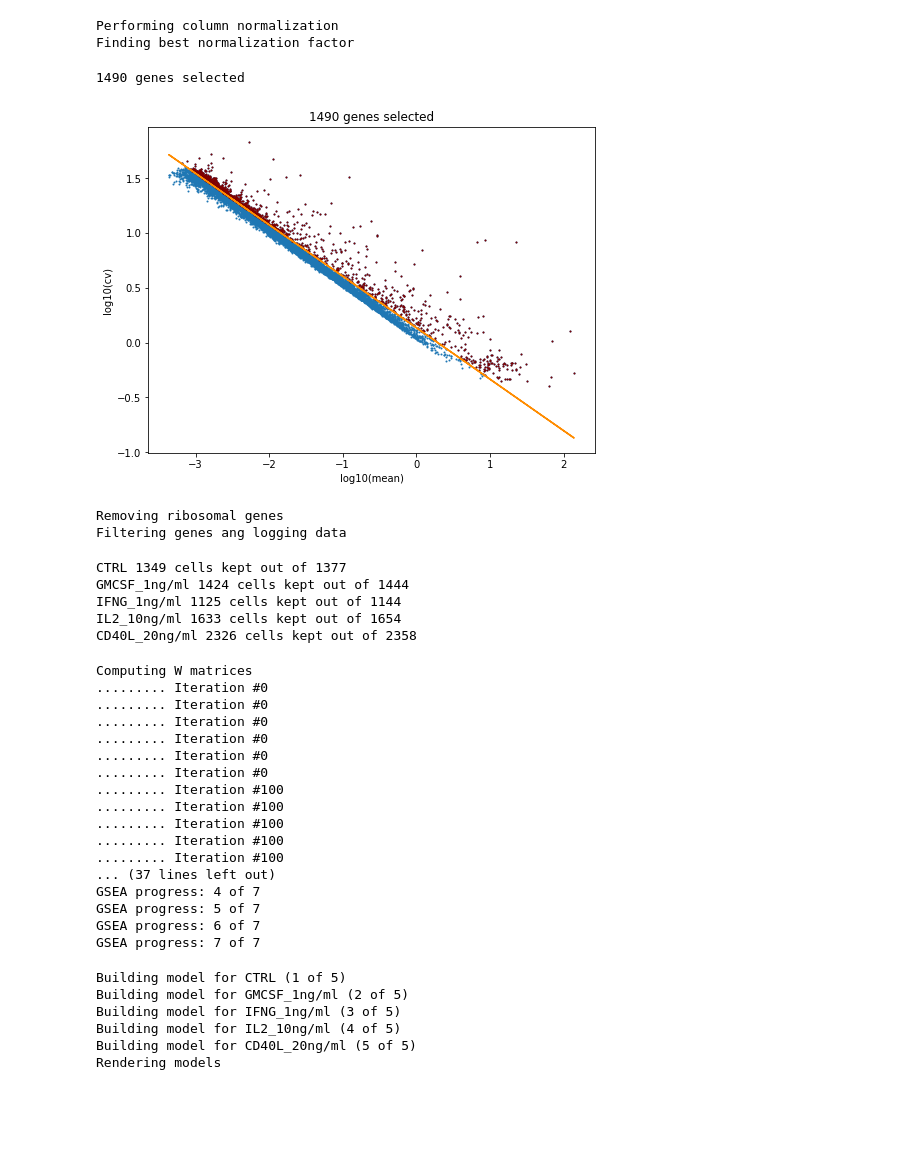
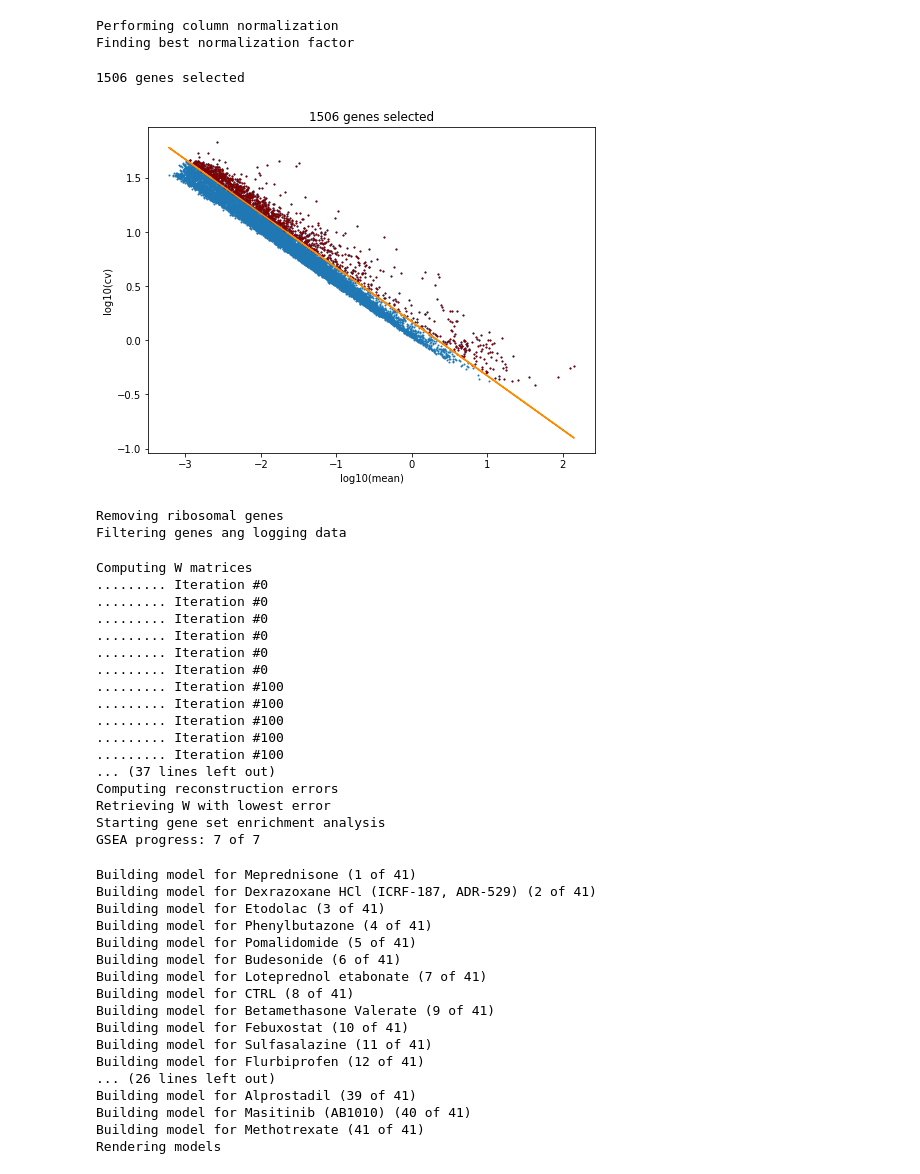
Before and after one commit to thomsonlab/popalign, a Jupyter notebook: examples/popalign.ipynb, the cells around one changed output. Cells and saved outputs as stored; diff of their text form; code cells hidden in the pictures; blank space fills up the shorter version.

```diff
--- a/examples/popalign.ipynb
+++ b/examples/popalign.ipynb
@@ -9,8 +9,9 @@ PA.__file__
 '../popalign/popalign.py'
 # %%
 # Load data (example)
-LOAD = 'samples'
+LOAD = 'screen'
 
+# Load samples from distinct matrix files
 if LOAD == 'samples':
     mysamples = {
         'CTRL' : '../data/samples/PBMC.mtx',
@@ -21,8 +22,10 @@ if LOAD == 'samples':
     }
     mygenes = '../data/samples/genes.tsv'
     pop = PA.load_samples(samples=mysamples,
-                          genes=mygenes)
+                          genes=mygenes,
+                          outputfolder='output_samples')
 
+# Load samples from one matrix file with metadata (must include cell_barcode, sample_id columns)
 elif LOAD == 'screen':
     mymatrix = '../data/screen/drug_screen/pbmcmult4cd3minus.mtx'
     mybarcodes = '../data/screen/drug_screen/barcodes.tsv'
@@ -31,7 +34,8 @@ elif LOAD == 'screen':
     pop = PA.load_screen(matrix=mymatrix,
                          barcodes=mybarcodes,
                          metafile=mymetadata,
-                         genes=mygenes)
+                         genes=mygenes,
+                         outputfolder='output_screen')
 # %%
 # Perform column normalization
 # Find best normalization factor
@@ -41,10 +45,10 @@ Performing column normalization
 Finding best normalization factor
 # %%
 # Plot genes (log cv ~ log cv) and filtering line --use multiple times to find best offset (usually between .7 and 1.5)
-PA.plot_gene_filter(pop, offset=1.1)
+PA.plot_gene_filter(pop, offset=1.22)
 # %% [output]
-1490 genes selected
+1506 genes selected
-[figure, old version]
+[figure, new version]
 # %%
 # Gene filter the data with the last offset value used in the previous step
 PA.filter(pop)
@@ -54,17 +58,11 @@ Filtering genes ang logging data
 # %%
 # Remove red blood cells from the data
 PA.removeRBC(pop, 'human')
-# %% [output]
-CTRL 1349 cells kept out of 1377
-GMCSF_1ng/ml 1424 cells kept out of 1444
-IFNG_1ng/ml 1125 cells kept out of 1144
-IL2_10ng/ml 1633 cells kept out of 1654
-CD40L_20ng/ml 2326 cells kept out of 2358
 # %%
 # Generate multiple feature spaces and pick the best one based on reconstruction error
 # Run GSEA on each feature
 # Generate QC plots
-PA.onmf(pop, ncells=5000, nfeats=[5,7], nreps=3, niter=300)
+PA.onmf(pop, ncells=5000, nfeats=[5,7], nreps=3, niter=500)
 # %% [output]
 Computing W matrices
 ......... Iteration #0
@@ -79,26 +77,36 @@ Computing W matrices
 ......... Iteration #100
 ......... Iteration #100
 ... (37 lines left out)
-GSEA progress: 4 of 7
-GSEA progress: 5 of 7
-GSEA progress: 6 of 7
+Computing reconstruction errors
+Retrieving W with lowest error
+Starting gene set enrichment analysis
 GSEA progress: 7 of 7
 # %%
 # Build a Gaussian Mixture model for each sample
 # Type the models subpopulations
-importlib.reload(PA)
 PA.build_gmms(pop,
-              ks=(5,20),
+              ks=(5,8),
               niters=3,
               training=.8,
-              nreplicates=3,
+              nreplicates=10,
               reg_covar=True,
               rendering='grouped',
               types=None)
 # %% [output]
-Building model for CTRL (1 of 5)
-Building model for GMCSF_1ng/ml (2 of 5)
-Building model for IFNG_1ng/ml (3 of 5)
-Building model for IL2_10ng/ml (4 of 5)
-Building model for CD40L_20ng/ml (5 of 5)
+Building model for Meprednisone (1 of 41)
+Building model for Dexrazoxane HCl (ICRF-187, ADR-529) (2 of 41)
+Building model for Etodolac (3 of 41)
+Building model for Phenylbutazone (4 of 41)
+Building model for Pomalidomide (5 of 41)
+Building model for Budesonide (6 of 41)
+Building model for Loteprednol etabonate (7 of 41)
+Building model for CTRL (8 of 41)
+Building model for Betamethasone Valerate (9 of 41)
+Building model for Febuxostat (10 of 41)
+Building model for Sulfasalazine (11 of 41)
+Building model for Flurbiprofen (12 of 41)
+... (26 lines left out)
+Building model for Alprostadil (39 of 41)
+Building model for Masitinib (AB1010) (40 of 41)
+Building model for Methotrexate (41 of 41)
 Rendering models
```
Also changed, not shown: parts of 9 cells of this notebook, 2 other files.
